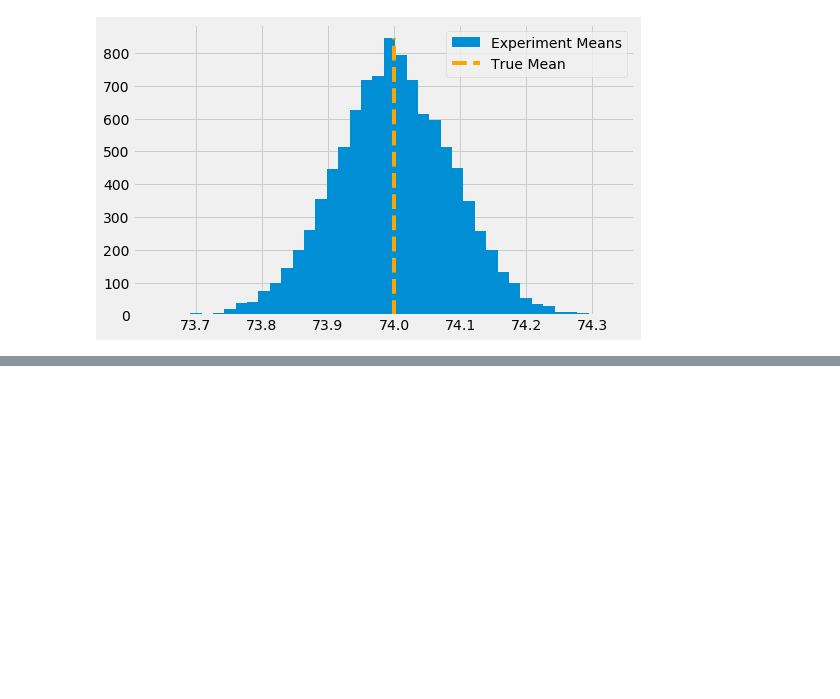
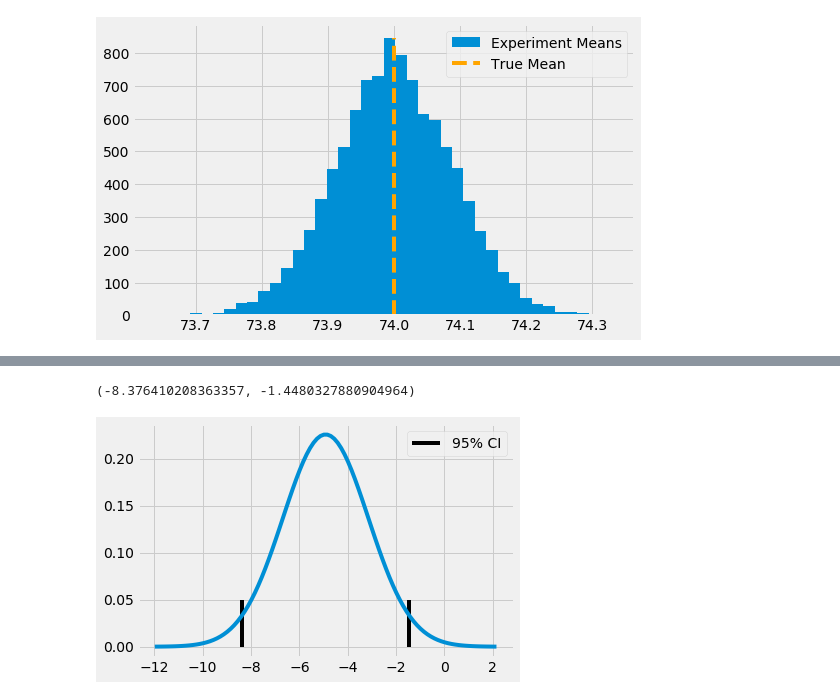
Before and after one commit to xieliaing/CausalInferenceIntro, a Jupyter notebook: chapters/03 第三章 统计学回顾：最危险的公式.ipynb, the cells around one changed output, grey strips where cells are left out. Saved outputs shown, nothing was run; the diff lists cells and outputs as text; code cells hidden in the pictures; blank space fills up the shorter version.

```diff
--- a/chapters/03 第三章 统计学回顾：最危险的公式.ipynb
+++ b/chapters/03 第三章 统计学回顾：最危险的公式.ipynb
@@ -149,0 +252,17 @@ plt.legend();
+# %%
+diff_mu = online.mean() - face_to_face.mean()
+diff_se = np.sqrt(face_to_face.var()/len(face_to_face) + online.var()/len(online))
+ci = (diff_mu - 1.96*diff_se, diff_mu + 1.96*diff_se)
+print(ci)
+# %% [output]
+(-8.376410208363357, -1.4480327880904964)
+# %%
+x = np.linspace(diff_mu - 4*diff_se, diff_mu + 4*diff_se, 100)
+y = stats.norm.pdf(x, diff_mu, diff_se)
+plt.plot(x, y)
+plt.vlines(ci[1], ymin=0, ymax=.05)
+plt.vlines(ci[0], ymin=0, ymax=.05, label="95% CI")
+plt.legend()
+plt.show()
+# %% [output]
+[figure, added]
```
Also changed, not shown: parts of 24 cells of this notebook.
